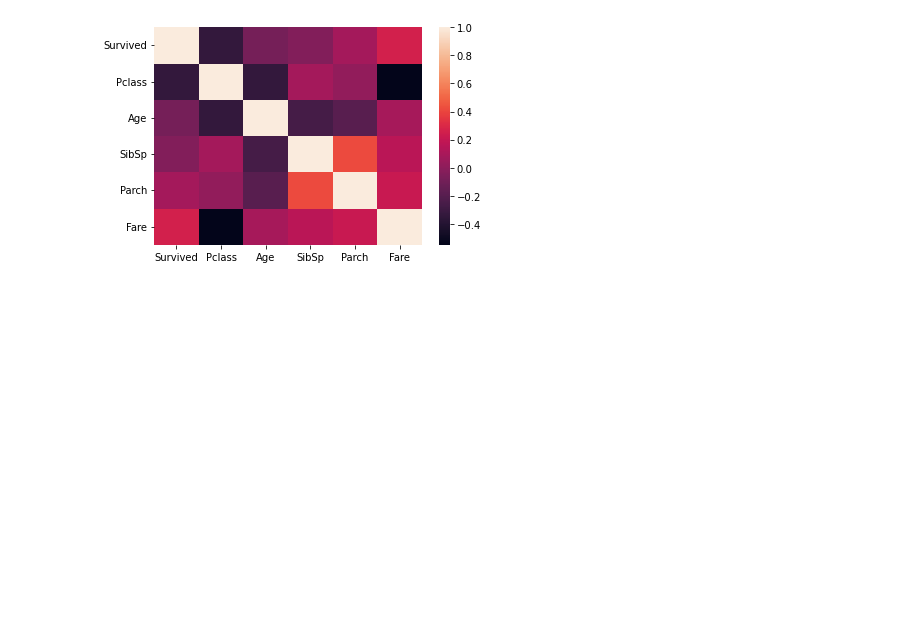
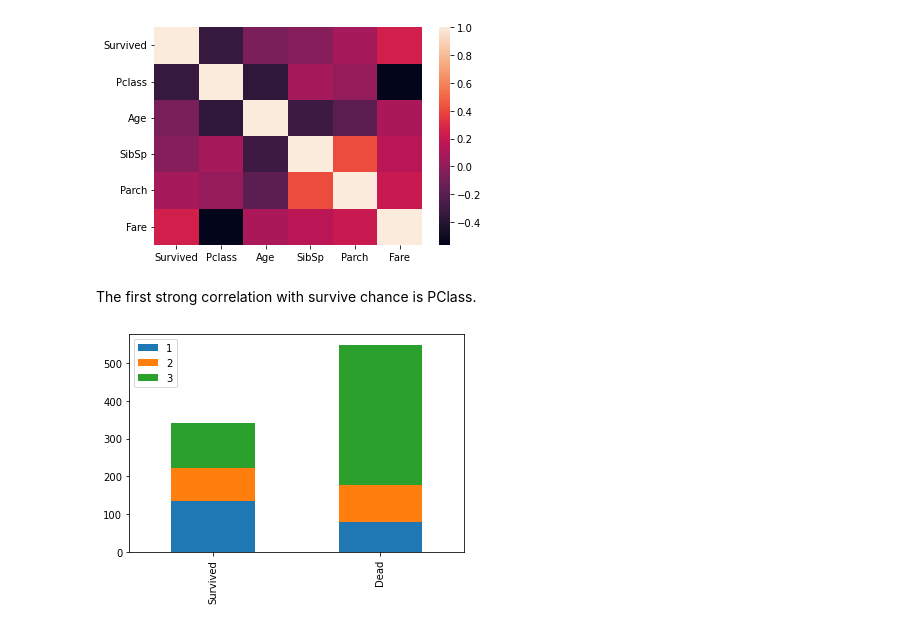
Before and after one commit to kasia-pankevich/ml-intro, a Jupyter notebook: 2_data_exploration/eda.ipynb, the cells around one changed output. Cells and saved outputs as stored; diff of their text form; code cells hidden in the pictures; blank space fills up the shorter version.

```diff
--- a/2_data_exploration/eda.ipynb
+++ b/2_data_exploration/eda.ipynb
@@ -199,2 +220,14 @@ sorted(titanic_data[CABIN_COL].unique())
 # %% [markdown]
 # Data exploration
+# %%
+#create a function that show the distribution of survived and not survived by the feature
+def bar_survive(feature):
+    survived = titanic_data[titanic_data[SURVIVED_COL]==1][feature].value_counts()
+    dead = titanic_data[titanic_data[SURVIVED_COL]==0][feature].value_counts()
+    if ("NO INFO" in survived.index):
+        survived = survived.drop(index='NO INFO')
+    if ("NO INFO" in dead.index):
+        dead = dead.drop(index='NO INFO')
+    df = pd.DataFrame([survived,dead])
+    df.index = ['Survived','Dead']
+    df.plot(kind ='bar',stacked='True')
@@ -203,3 +245,9 @@ sns.heatmap(titanic_data.corr())
 # %% [output]
 <AxesSubplot:>
 [figure]
+# %% [markdown]
+The first strong correlation with survive chance is PClass.
+# %%
+bar_survive(CLASS_COL)
+# %% [output]
+[figure, added]
```
Also changed, not shown: parts of 15 cells of this notebook.
